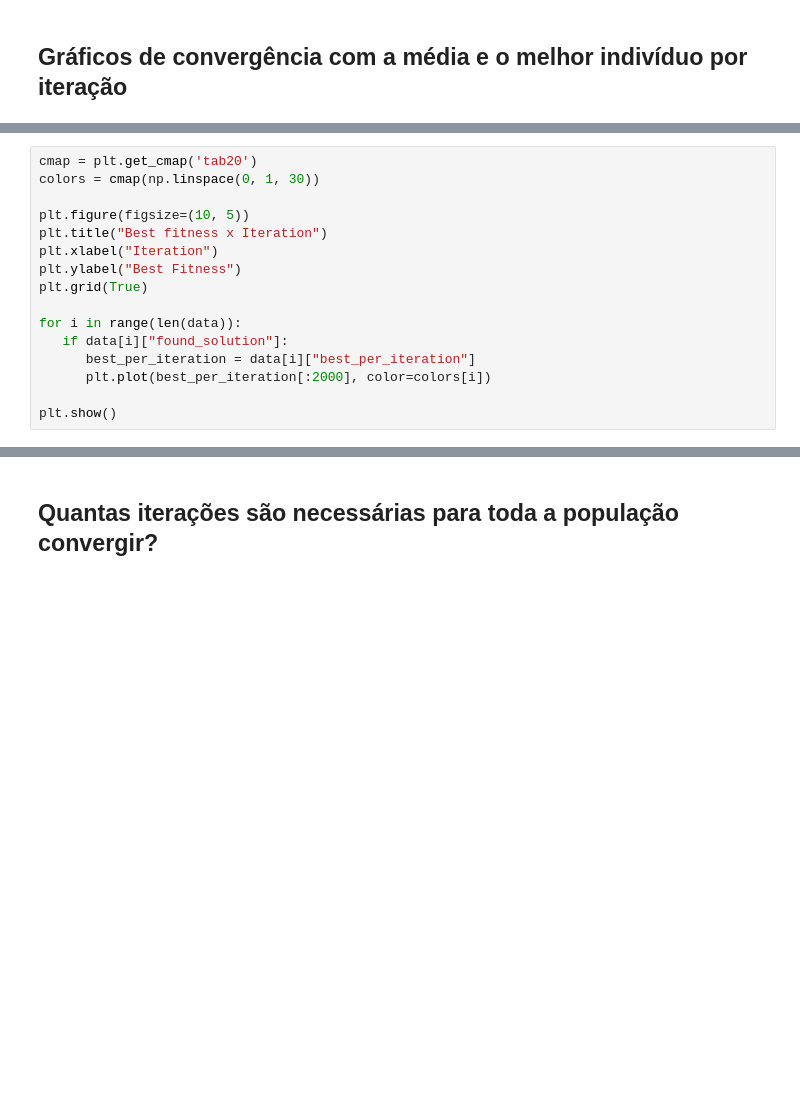
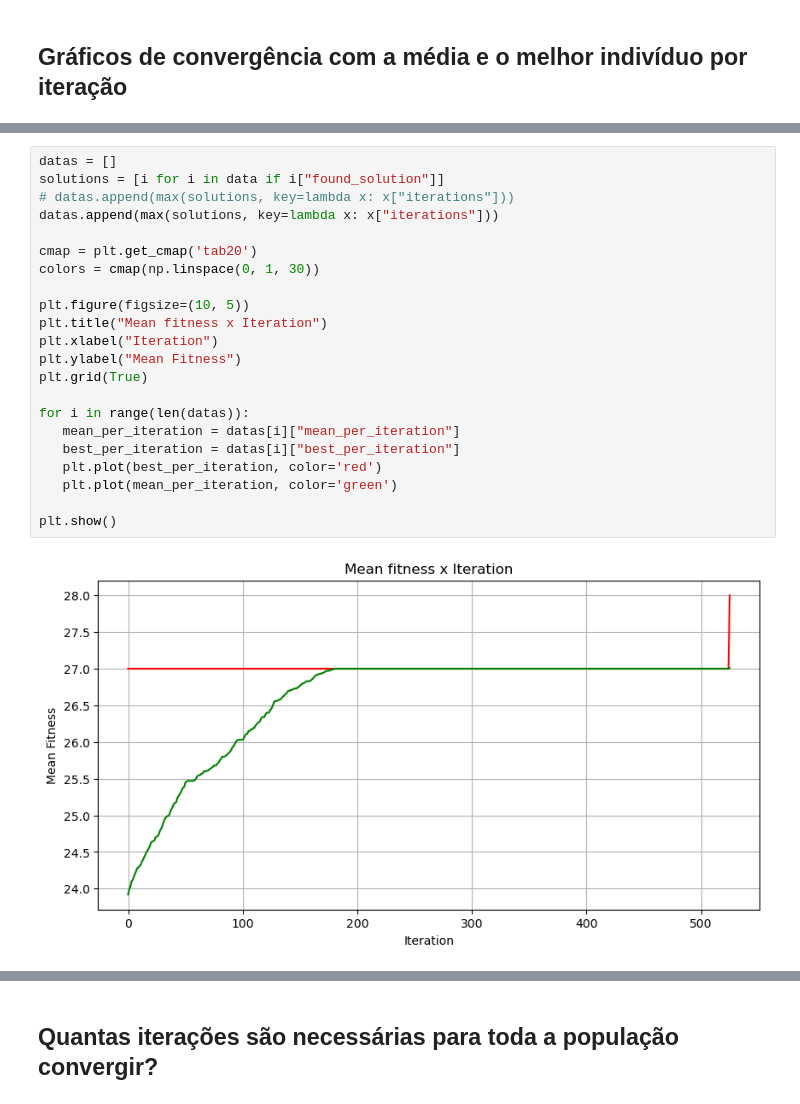
Before and after one commit to eduardaveras/bioinspired, a Jupyter notebook: 8-rainhas/plots_1.ipynb, the cells around one changed output, grey strips where cells are left out. Saved outputs shown, nothing was run; the diff lists cells and outputs as text; blank space fills up the shorter version.

```diff
--- a/8-rainhas/plots_1.ipynb
+++ b/8-rainhas/plots_1.ipynb
@@ -141,16 +144,24 @@ plt.show()
 # %%
+datas = []
+solutions = [i for i in data if i["found_solution"]]
+# datas.append(max(solutions, key=lambda x: x["iterations"]))
+datas.append(max(solutions, key=lambda x: x["iterations"]))
+
 cmap = plt.get_cmap('tab20')
 colors = cmap(np.linspace(0, 1, 30))
 
 plt.figure(figsize=(10, 5))
-plt.title("Best fitness x Iteration")
+plt.title("Mean fitness x Iteration")
 plt.xlabel("Iteration")
-plt.ylabel("Best Fitness")
+plt.ylabel("Mean Fitness")
 plt.grid(True)
 
-for i in range(len(data)):
-   if data[i]["found_solution"]:
-      best_per_iteration = data[i]["best_per_iteration"]
-      plt.plot(best_per_iteration[:2000], color=colors[i])
+for i in range(len(datas)):
+   mean_per_iteration = datas[i]["mean_per_iteration"]
+   best_per_iteration = datas[i]["best_per_iteration"]
+   plt.plot(best_per_iteration, color='red')
+   plt.plot(mean_per_iteration, color='green')
 
 plt.show()
+# %% [output]
+[figure, added]
```
Also changed, not shown: parts of 7 cells of this notebook, 2 other files.
